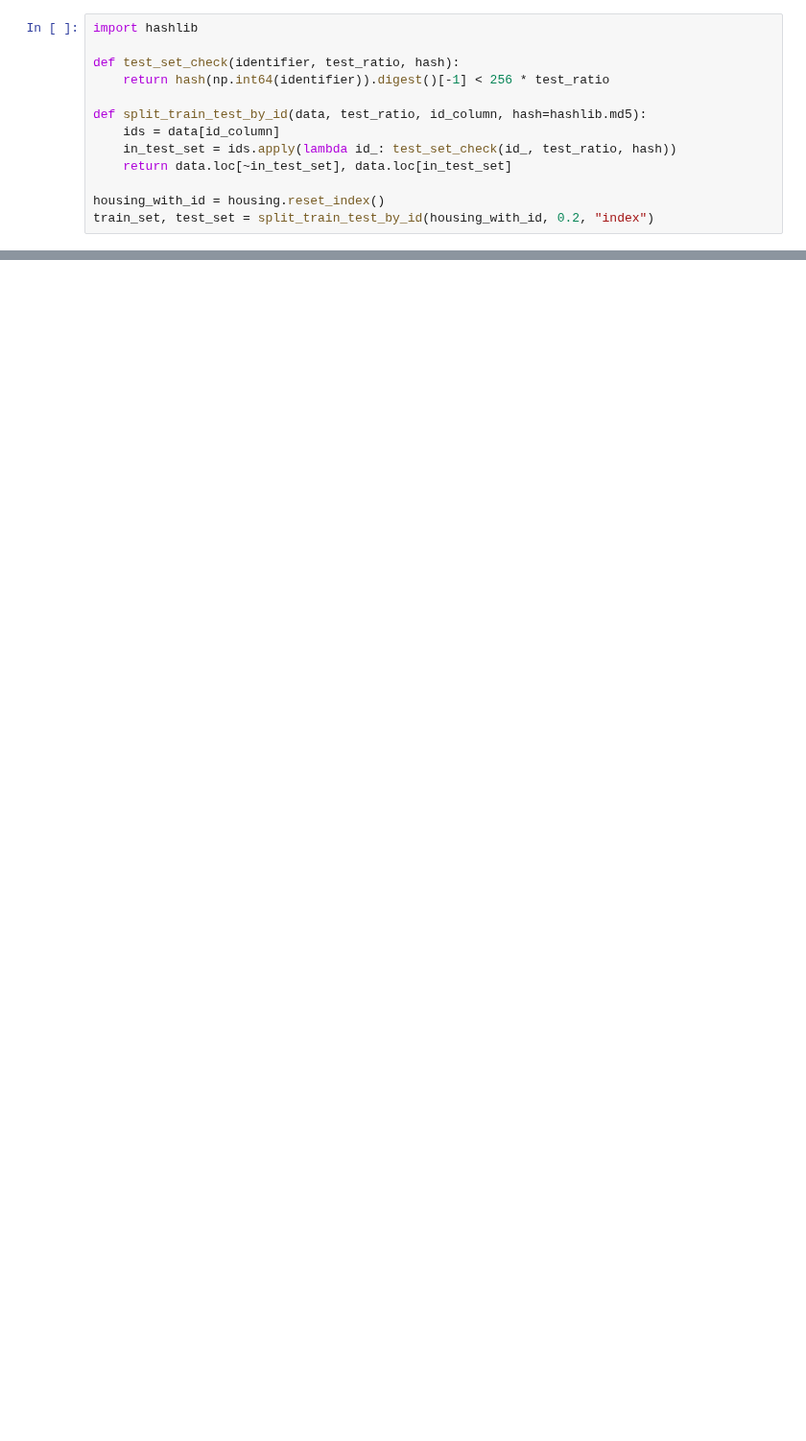
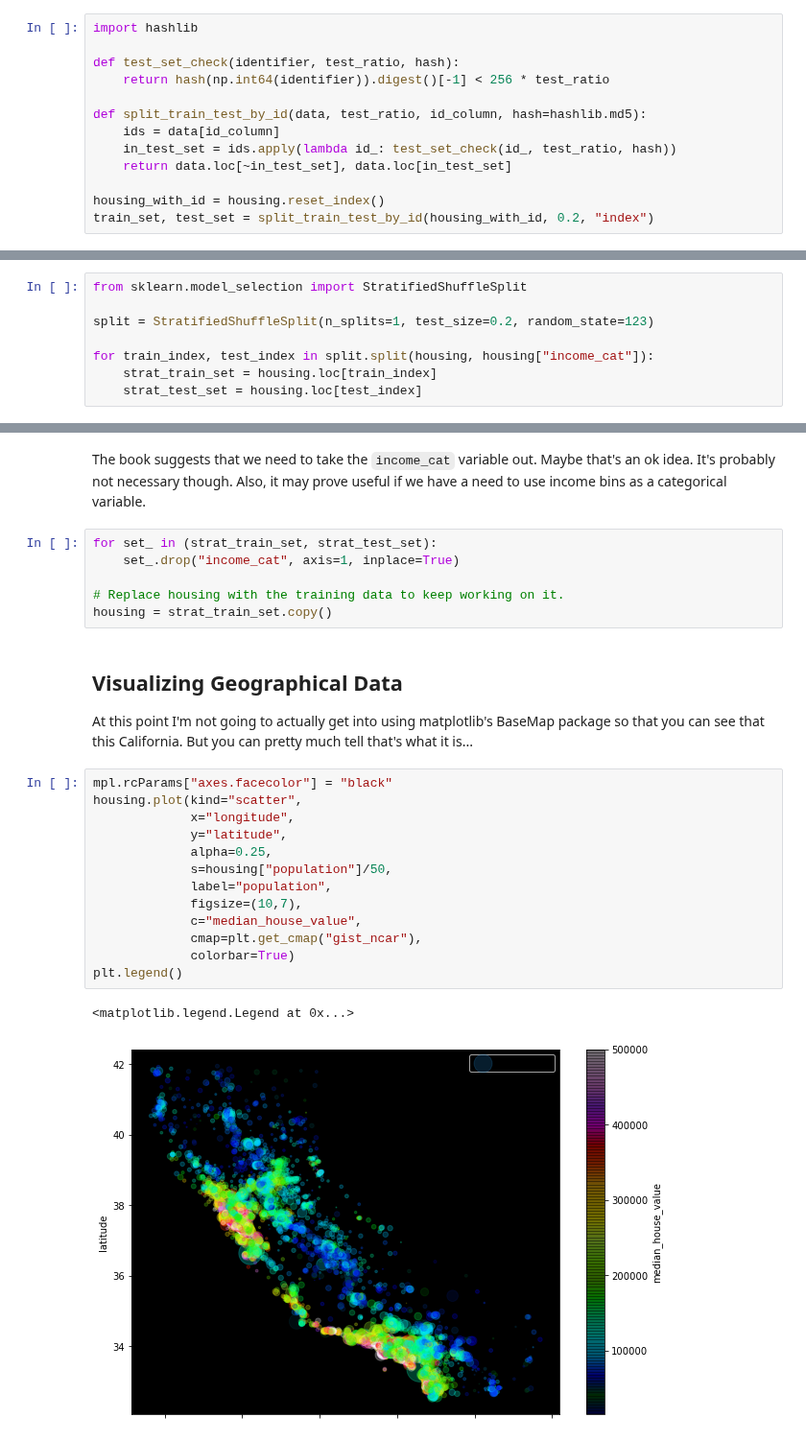
Before and after one commit to jeremy-j-ackso/tensorflow-practice, a Jupyter notebook: Housing.ipynb, the cells around one changed output, grey strips where cells are left out. Shown at 96% size. Cells and saved outputs as stored; diff of their text form; blank space fills up the shorter version.

```diff
--- a/Housing.ipynb
+++ b/Housing.ipynb
@@ -109,0 +168,8 @@ train_set, test_set = split_train_test_by_id(housing_with_id, 0.2, "index")
+# %%
+from sklearn.model_selection import StratifiedShuffleSplit
+
+split = StratifiedShuffleSplit(n_splits=1, test_size=0.2, random_state=123)
+
+for train_index, test_index in split.split(housing, housing["income_cat"]):
+    strat_train_set = housing.loc[train_index]
+    strat_test_set = housing.loc[test_index]
@@ -109,0 +211,27 @@ train_set, test_set = split_train_test_by_id(housing_with_id, 0.2, "index")
+# %% [markdown]
+The book suggests that we need to take the `income_cat` variable out. Maybe that's an ok idea. It's probably not necessary though. Also, it may prove useful if we have a need to use income bins as a categorical variable.
+# %%
+for set_ in (strat_train_set, strat_test_set):
+    set_.drop("income_cat", axis=1, inplace=True)
+
+# Replace housing with the training data to keep working on it.
+housing = strat_train_set.copy()
+# %% [markdown]
+## Visualizing Geographical Data
+At this point I'm not going to actually get into using matplotlib's BaseMap package so that you can see that this California. But you can pretty much tell that's what it is...
+# %%
+mpl.rcParams["axes.facecolor"] = "black"
+housing.plot(kind="scatter",
+             x="longitude",
+             y="latitude",
+             alpha=0.25,
+             s=housing["population"]/50,
+             label="population",
+             figsize=(10,7),
+             c="median_house_value",
+             cmap=plt.get_cmap("gist_ncar"),
+             colorbar=True)
+plt.legend()
+# %% [output]
+<matplotlib.legend.Legend at 0x...>
+[figure, added]
```
Also changed, not shown: parts of 23 cells of this notebook.
